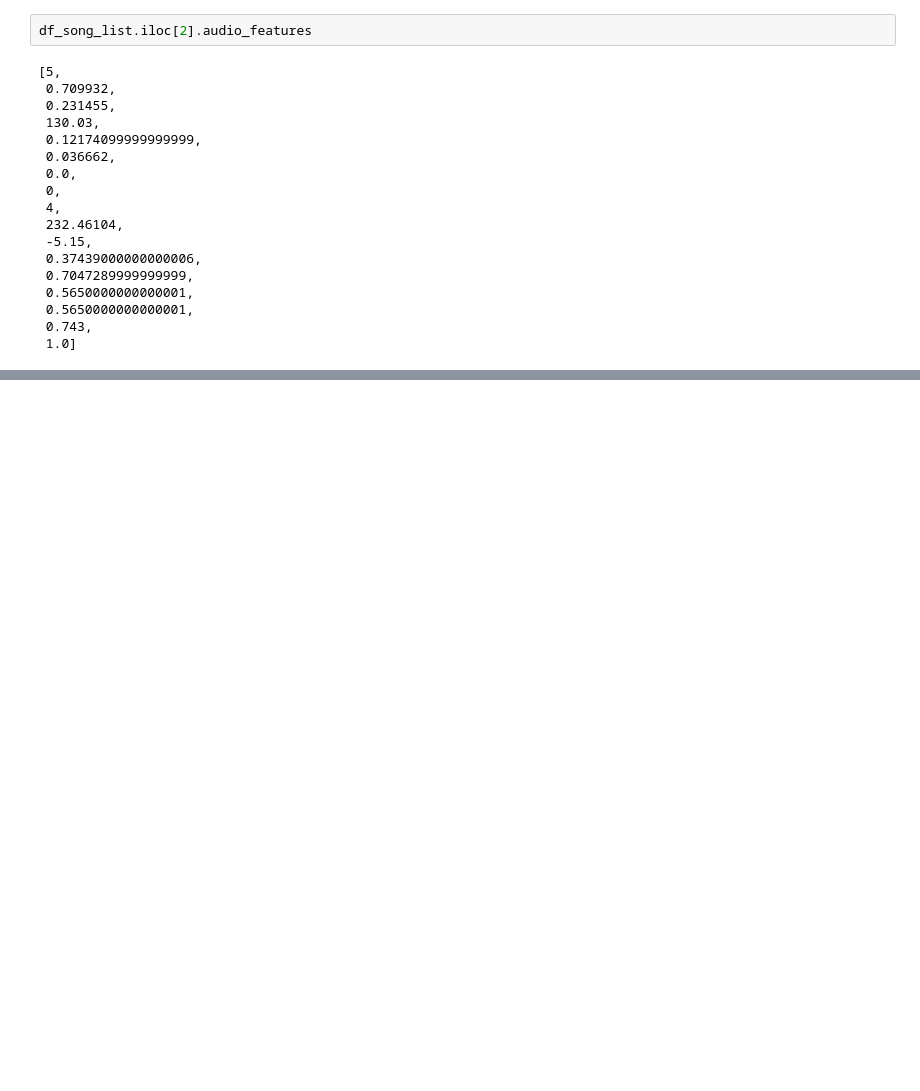
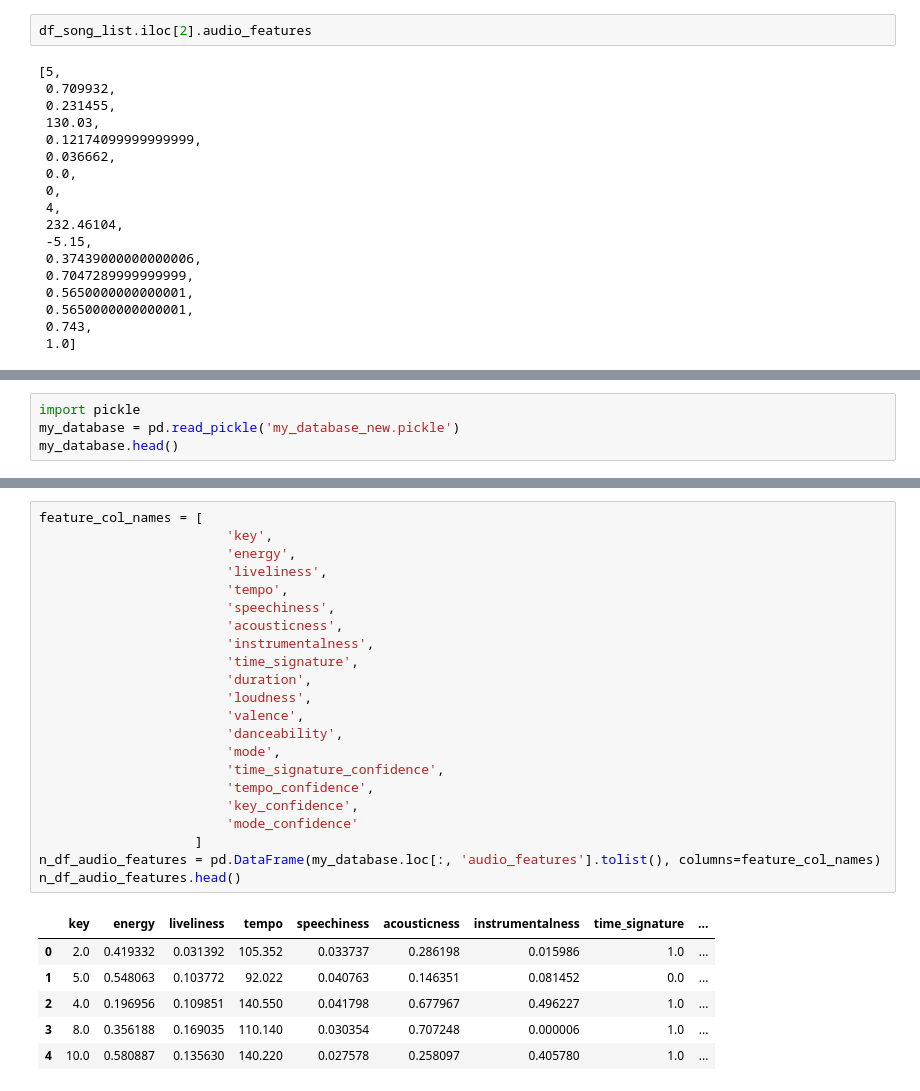
Before and after one commit to singuyenmai/Machine-Learning-CoderSchool, a Jupyter notebook: Music.Recommendation.System/Genres.ipynb, the cells around one changed output, grey strips where cells are left out. Saved outputs shown, nothing was run; the diff lists cells and outputs as text; blank space fills up the shorter version.

```diff
--- a/Music.Recommendation.System/Genres.ipynb
+++ b/Music.Recommendation.System/Genres.ipynb
@@ -277,0 +369,4 @@ df_song_list.iloc[2].audio_features
+# %%
+import pickle
+my_database = pd.read_pickle('my_database_new.pickle')
+my_database.head()
@@ -277,0 +397,29 @@ df_song_list.iloc[2].audio_features
+# %%
+feature_col_names = [
+                        'key',
+                        'energy',
+                        'liveliness',
+                        'tempo',
+                        'speechiness',
+                        'acousticness',
+                        'instrumentalness',
+                        'time_signature',
+                        'duration',
+                        'loudness',
+                        'valence',
+                        'danceability',
+                        'mode',
+                        'time_signature_confidence',
+                        'tempo_confidence',
+                        'key_confidence',
+                        'mode_confidence'
+                    ]
+n_df_audio_features = pd.DataFrame(my_database.loc[:, 'audio_features'].tolist(), columns=feature_col_names)
+n_df_audio_features.head()
+# %% [output]
+|  | key | energy | liveliness | tempo | speechiness | acousticness | instrumentalness | time_signature | ... |
+| 0 | 2.0 | 0.419332 | 0.031392 | 105.352 | 0.033737 | 0.286198 | 0.015986 | 1.0 | ... |
+| 1 | 5.0 | 0.548063 | 0.103772 | 92.022 | 0.040763 | 0.146351 | 0.081452 | 0.0 | ... |
+| 2 | 4.0 | 0.196956 | 0.109851 | 140.550 | 0.041798 | 0.677967 | 0.496227 | 1.0 | ... |
+| 3 | 8.0 | 0.356188 | 0.169035 | 110.140 | 0.030354 | 0.707248 | 0.000006 | 1.0 | ... |
+| 4 | 10.0 | 0.580887 | 0.135630 | 140.220 | 0.027578 | 0.258097 | 0.405780 | 1.0 | ... |
```
Also changed, not shown: parts of 32 cells of this notebook, 1 other file.
